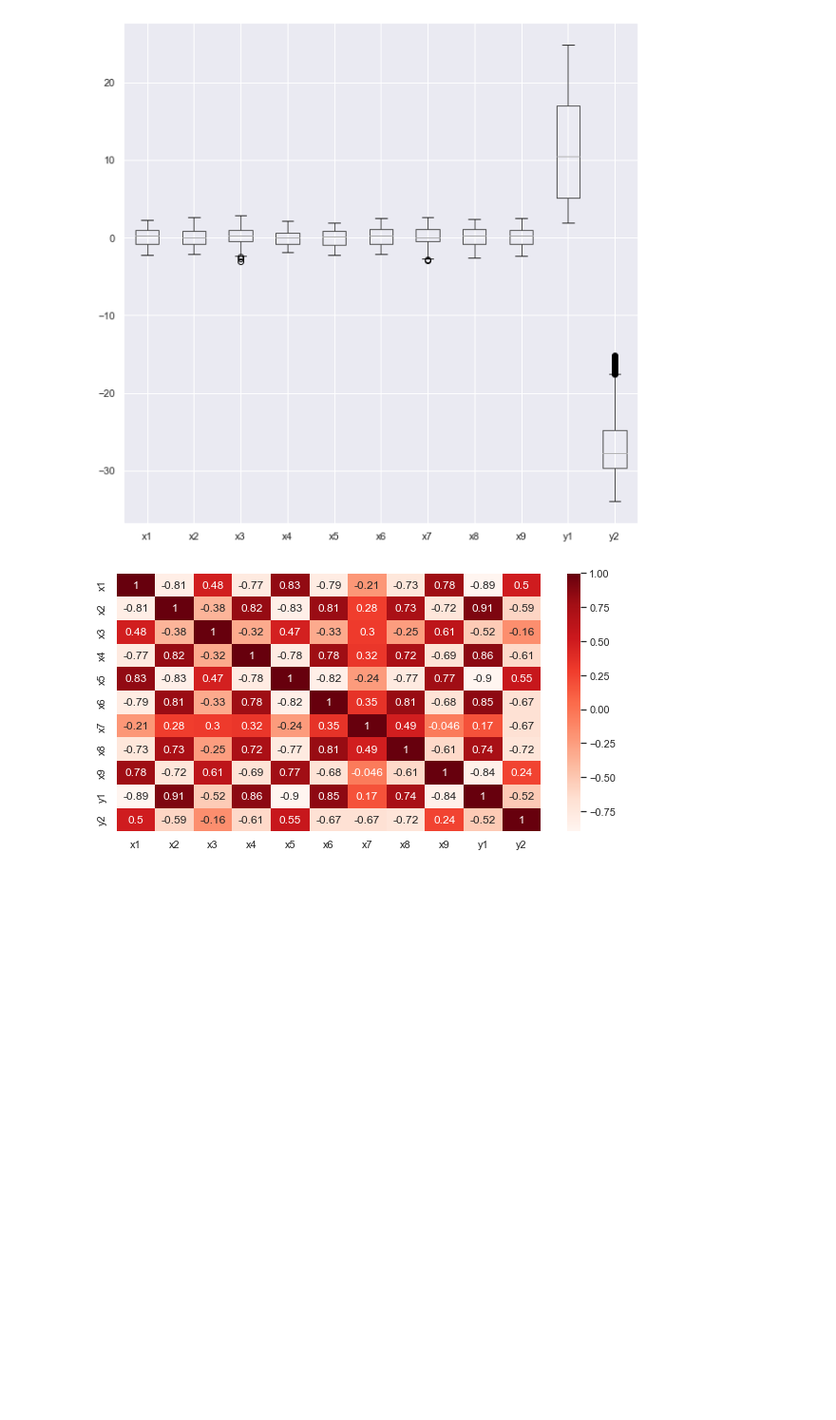
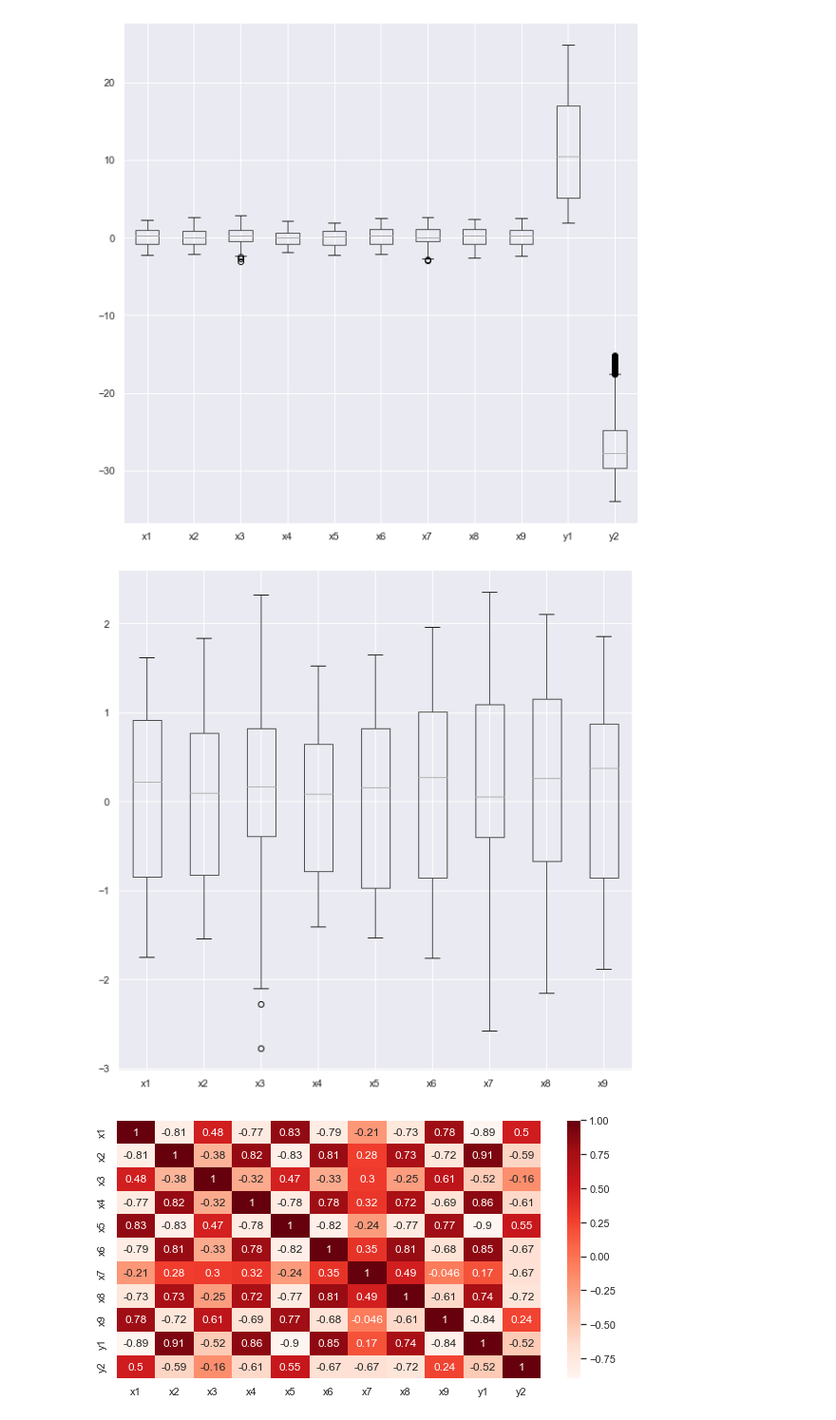
Before and after one commit to lorenzoleuzzi1/ml-project, a Jupyter notebook: exploration.ipynb, the cells around one changed output. Shown at 95% size. Drawn from its saved outputs; the diff is of its cells as text; code cells hidden in the pictures; blank space fills up the shorter version.

Commit message:
comments

```diff
--- a/exploration.ipynb
+++ b/exploration.ipynb
@@ -64,6 +64,16 @@ data.boxplot(figsize=(10,10))
 plt.show()
 # %% [output]
 [figure]
+# %%
+column_names = ['id', 'x1', 'x2', 'x3', 'x4', 'x5', 'x6', 'x7', 'x8', 'x9']
+dataT = pd.read_csv(CUP_TEST_PATH, sep=",", header=None, comment='#', names=column_names)
+dataT.drop(dataT.columns[0], axis=1, inplace=True)
+dataT.boxplot(figsize=(10,10))
+plt.show()
+
+# anche nel blind set sembrano essere distribuite allo stesso modo => la stima dell'errore che forniamo testando sul test set interno dovrebbe essere abbastanza indicativa dell'errore vero
+# %% [output]
+[figure, added]
 # %%
 plt.figure(figsize=(10,5))
 sns.heatmap(data.corr(), cmap=plt.cm.Reds, annot=True)
```
Also changed, not shown: parts of 1 cell of this notebook, 3 other files.
